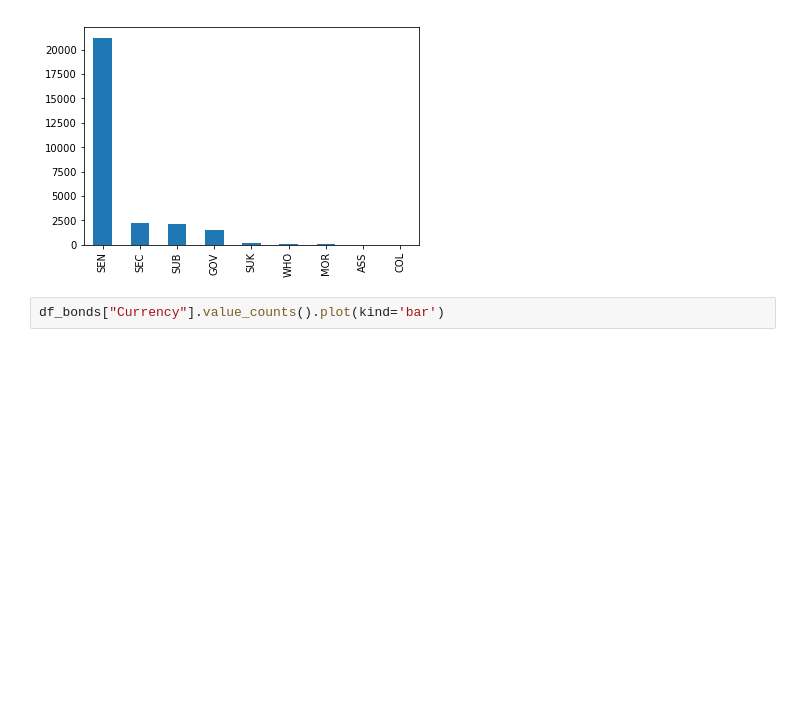
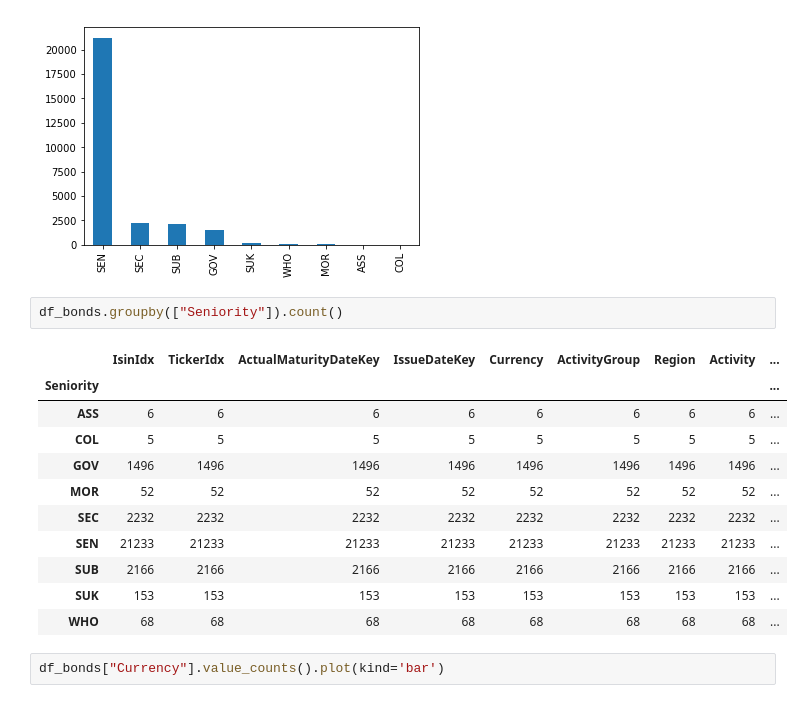
Before and after one commit to FilippoPedrazziniFP/DSG, a Jupyter notebook: notebooks/bonds_exploration.ipynb, the cells around one changed output. Drawn from its saved outputs; the diff is of its cells as text; blank space fills up the shorter version.

```diff
--- a/notebooks/bonds_exploration.ipynb
+++ b/notebooks/bonds_exploration.ipynb
@@ -130,6 +130,20 @@ df_bonds["Seniority"].value_counts().plot(kind='bar')
 # %% [output]
 <matplotlib.axes._subplots.AxesSubplot at 0x...>
 [figure]
+# %%
+df_bonds.groupby(["Seniority"]).count()
+# %% [output]
+|  | IsinIdx | TickerIdx | ActualMaturityDateKey | IssueDateKey | Currency | ActivityGroup | Region | Activity | ... |
+| Seniority |  |  |  |  |  |  |  |  | ... |
+| ASS | 6 | 6 | 6 | 6 | 6 | 6 | 6 | 6 | ... |
+| COL | 5 | 5 | 5 | 5 | 5 | 5 | 5 | 5 | ... |
+| GOV | 1496 | 1496 | 1496 | 1496 | 1496 | 1496 | 1496 | 1496 | ... |
+| MOR | 52 | 52 | 52 | 52 | 52 | 52 | 52 | 52 | ... |
+| SEC | 2232 | 2232 | 2232 | 2232 | 2232 | 2232 | 2232 | 2232 | ... |
+| SEN | 21233 | 21233 | 21233 | 21233 | 21233 | 21233 | 21233 | 21233 | ... |
+| SUB | 2166 | 2166 | 2166 | 2166 | 2166 | 2166 | 2166 | 2166 | ... |
+| SUK | 153 | 153 | 153 | 153 | 153 | 153 | 153 | 153 | ... |
+| WHO | 68 | 68 | 68 | 68 | 68 | 68 | 68 | 68 | ... |
 # %%
 df_bonds["Currency"].value_counts().plot(kind='bar')
 # %% [output]
```
Also changed, not shown: 2 other files.
